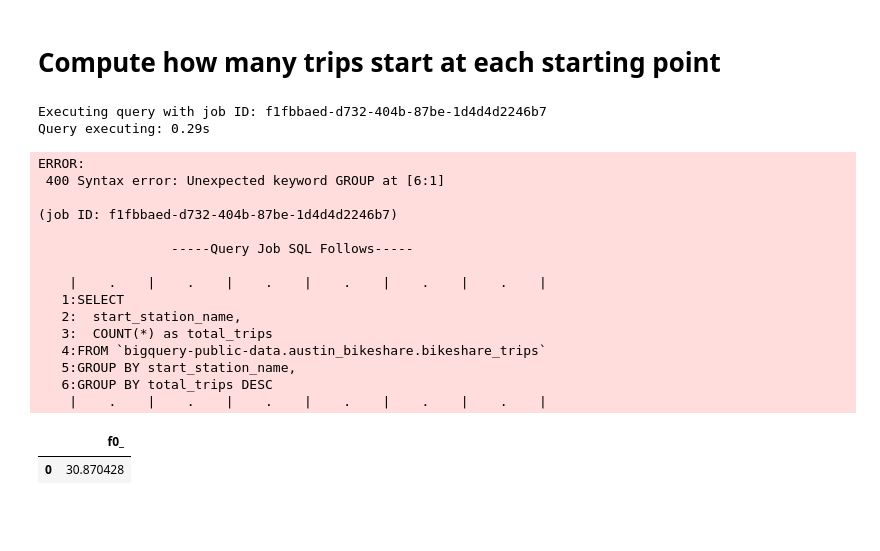
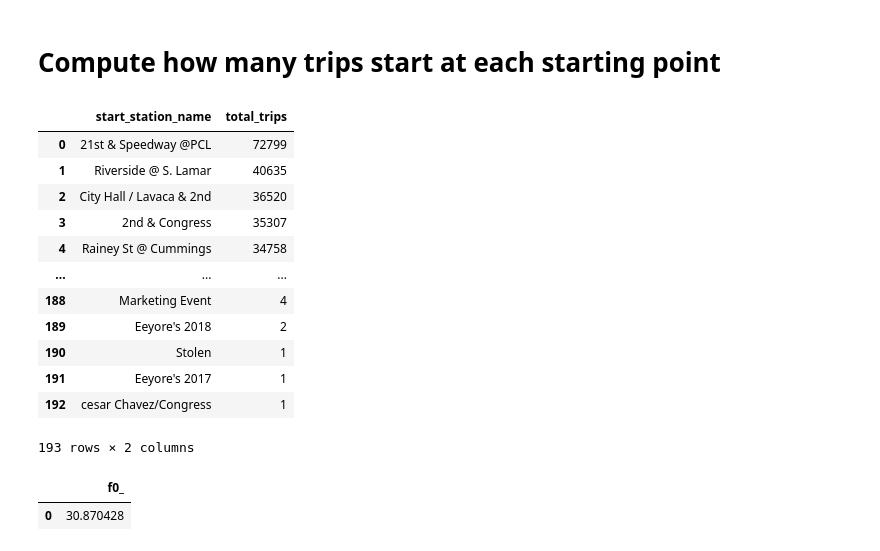
Before and after one commit to almsalahuddin/Data-Processing-and-Visualization, a Jupyter notebook: data_viz_bike_share.ipynb, the cells around one changed output. Cells and saved outputs as stored; diff of their text form; code cells hidden in the pictures; blank space fills up the shorter version.

```diff
--- a/data_viz_bike_share.ipynb
+++ b/data_viz_bike_share.ipynb
@@ -57,29 +57,25 @@ GROUP BY start_station_name
 # %%
 %%bigquery --project data-viz-bike-share
 SELECT
   start_station_name,
   COUNT(*) as total_trips
 FROM `bigquery-public-data.austin_bikeshare.bikeshare_trips`
 GROUP BY start_station_name
-GROUP BY total_trips DESC
+ORDER BY total_trips DESC
 # %% [output]
+|  | start_station_name | total_trips |
+| 0 | 21st & Speedway @PCL | 72799 |
+| 1 | Riverside @ S. Lamar | 40635 |
+| 2 | City Hall / Lavaca & 2nd | 36520 |
+| 3 | 2nd & Congress | 35307 |
+| 4 | Rainey St @ Cummings | 34758 |
+| ... | ... | ... |
+| 188 | Marketing Event | 4 |
+| 189 | Eeyore's 2018 | 2 |
+| 190 | Stolen | 1 |
+| 191 | Eeyore's 2017 | 1 |
+| 192 | cesar Chavez/Congress | 1 |
-Executing query with job ID: f1fbbaed-d732-404b-87be-1d4d4d2246b7
-Query executing: 0.29s
+193 rows × 2 columns
-ERROR:
- 400 Syntax error: Unexpected keyword GROUP at [6:1]
-
-(job ID: f1fbbaed-d732-404b-87be-1d4d4d2246b7)
-
-                 -----Query Job SQL Follows-----
-
-    |    .    |    .    |    .    |    .    |    .    |    .    |
-   1:SELECT
-   2:  start_station_name,
-   3:  COUNT(*) as total_trips
-   4:FROM `bigquery-public-data.austin_bikeshare.bikeshare_trips`
-   5:GROUP BY start_station_name,
-   6:GROUP BY total_trips DESC
-    |    .    |    .    |    .    |    .    |    .    |    .    |
 # %%
 %%bigquery --project data-viz-bike-share
 SELECT
```
Also changed, not shown: parts of 2 cells of this notebook.
